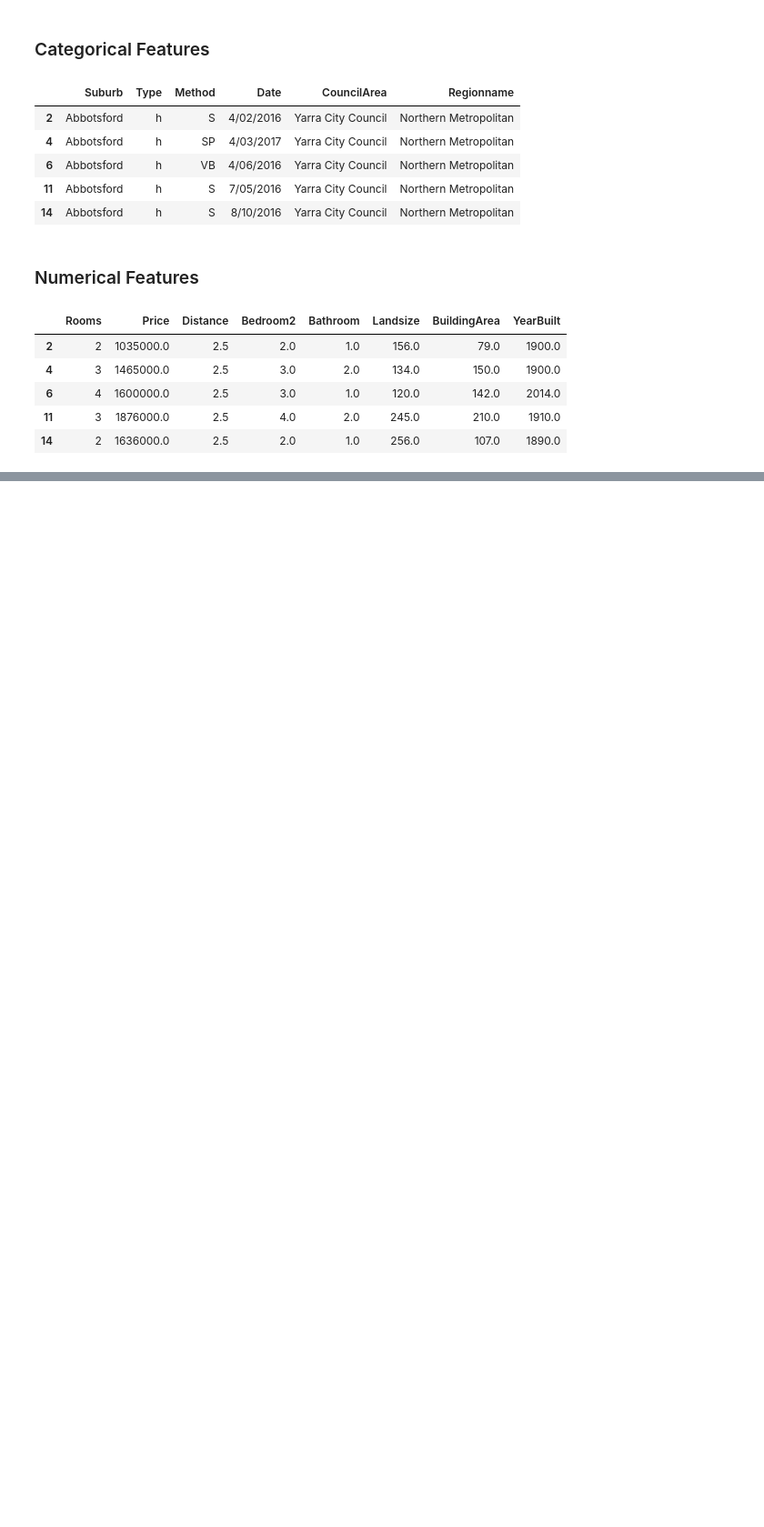
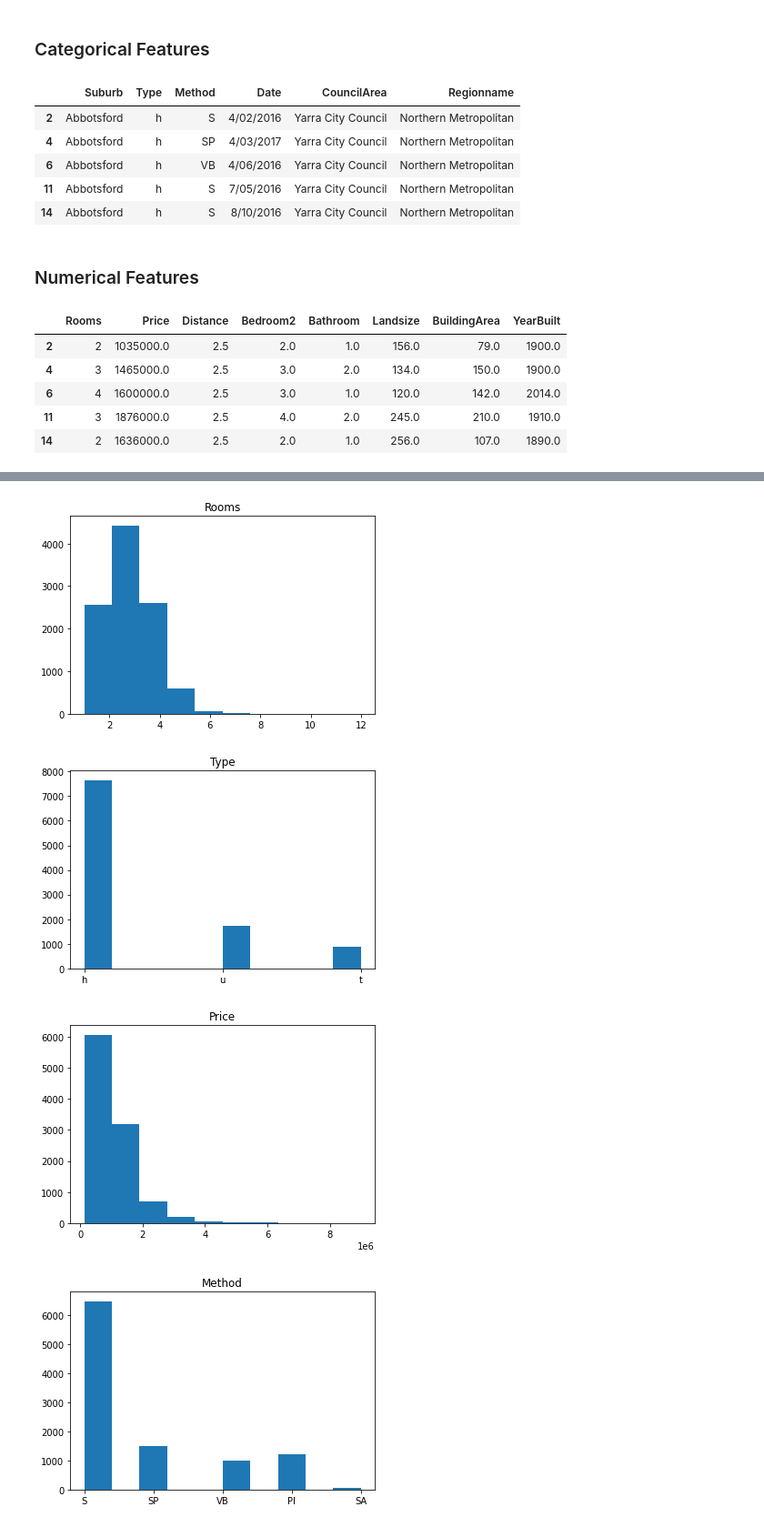
Before and after one commit to slothpunch/Uni, a Jupyter notebook: ICT Business Analytics/melbourne-housing-price-eda.ipynb, the cells around one changed output, grey strips where cells are left out. Shown at 91% size. Drawn from its saved outputs; the diff is of its cells as text; code cells hidden in the pictures; blank space fills up the shorter version.

```diff
--- a/ICT Business Analytics/melbourne-housing-price-eda.ipynb
+++ b/ICT Business Analytics/melbourne-housing-price-eda.ipynb
@@ -473,0 +371,10 @@ for i in num_cols:
+# %%
+for i in cat_df:
+    plt.hist(cat_df[i])
+    plt.title(i)
+    plt.show()
+# %% [output]
+[figure, added]
+[figure, added]
+[figure, added]
+[figure, added]
```
Also changed, not shown: parts of 47 cells of this notebook, 1 other file.
